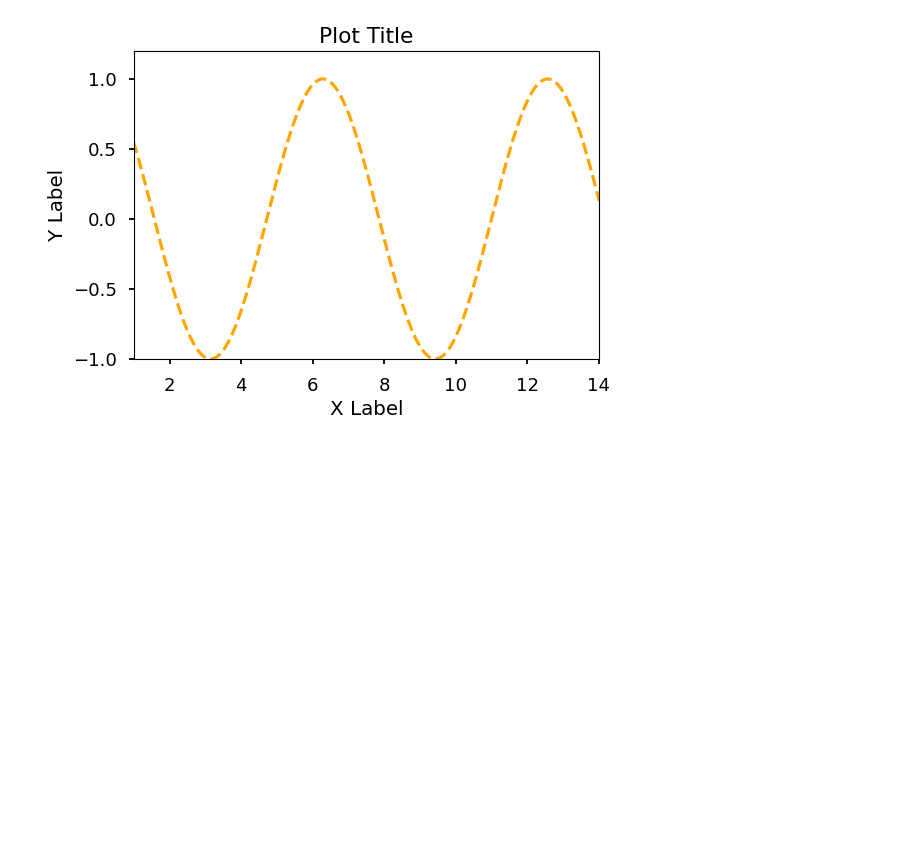
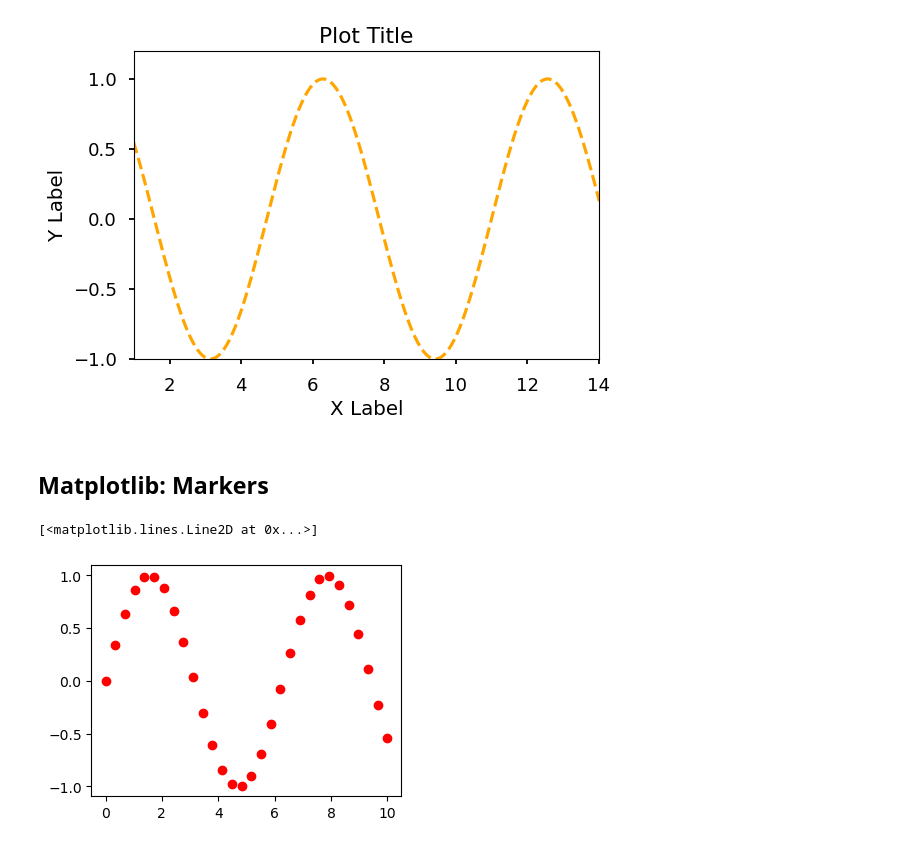
Before and after one commit to JakeBestDev/Packt_AIScience_Data_Science_Machine_Learning, a Jupyter notebook: Module_2_Python_Data_Visualization_and_Understanding/lab_3_advance_matplotlib.ipynb, the cells around one changed output. Saved outputs shown, nothing was run; the diff lists cells and outputs as text; code cells hidden in the pictures; blank space fills up the shorter version.

Commit message:
Lab 3: Advanced Matplotlib
Lab 3: Advanced Matplotlib

```diff
--- a/Module_2_Python_Data_Visualization_and_Understanding/lab_3_advance_matplotlib.ipynb
+++ b/Module_2_Python_Data_Visualization_and_Understanding/lab_3_advance_matplotlib.ipynb
@@ -852,3 +852,5 @@ ax.set(xlabel = 'X Label',ylabel = 'Y Label',title = 'Plot Title')
  Text(0, 0.5, 'Y Label'),
  Text(0.5, 1.0, 'Plot Title')]
 [figure]
+# %% [markdown]
+## Matplotlib: Markers
@@ -854,0 +862,18 @@ ax.set(xlabel = 'X Label',ylabel = 'Y Label',title = 'Plot Title')
+# %%
+## Lets define our x,y1,y2,y3 from previous lessons
+## We will change the number of datapoints to 10 to make the visuals easier to see and not as crowded
+
+x = np.linspace(0,10,30)
+y1 = np.sin(x)
+y2 = np.cos(x)
+y3 = y1+y2-0.5
+# %%
+## We can use markers to represent that datapoints with different kinds of images for clarity on our plots
+## Lets try marker[0] which is large cirlces
+
+markers = ['o','.','x','+','v','^','<','>','s','d'] ## these are our markers and each variable is the short hand for the marker.
+plt.figure(figsize=(4,3))
+plt.plot(x,y1,markers[0],color='red')
+# %% [output]
+[<matplotlib.lines.Line2D at 0x...>]
+[figure, added]
```
Also changed, not shown: parts of 5 cells of this notebook.
